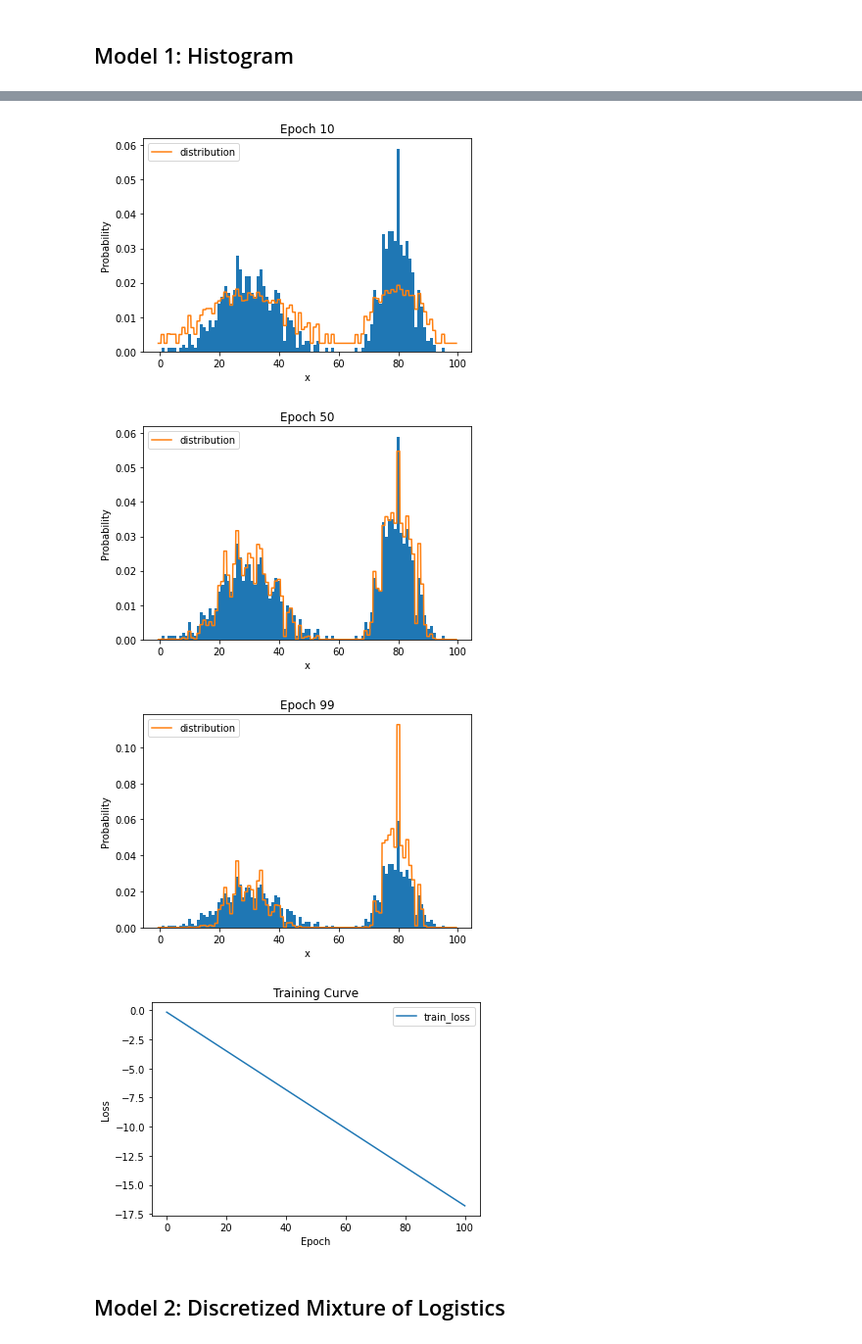
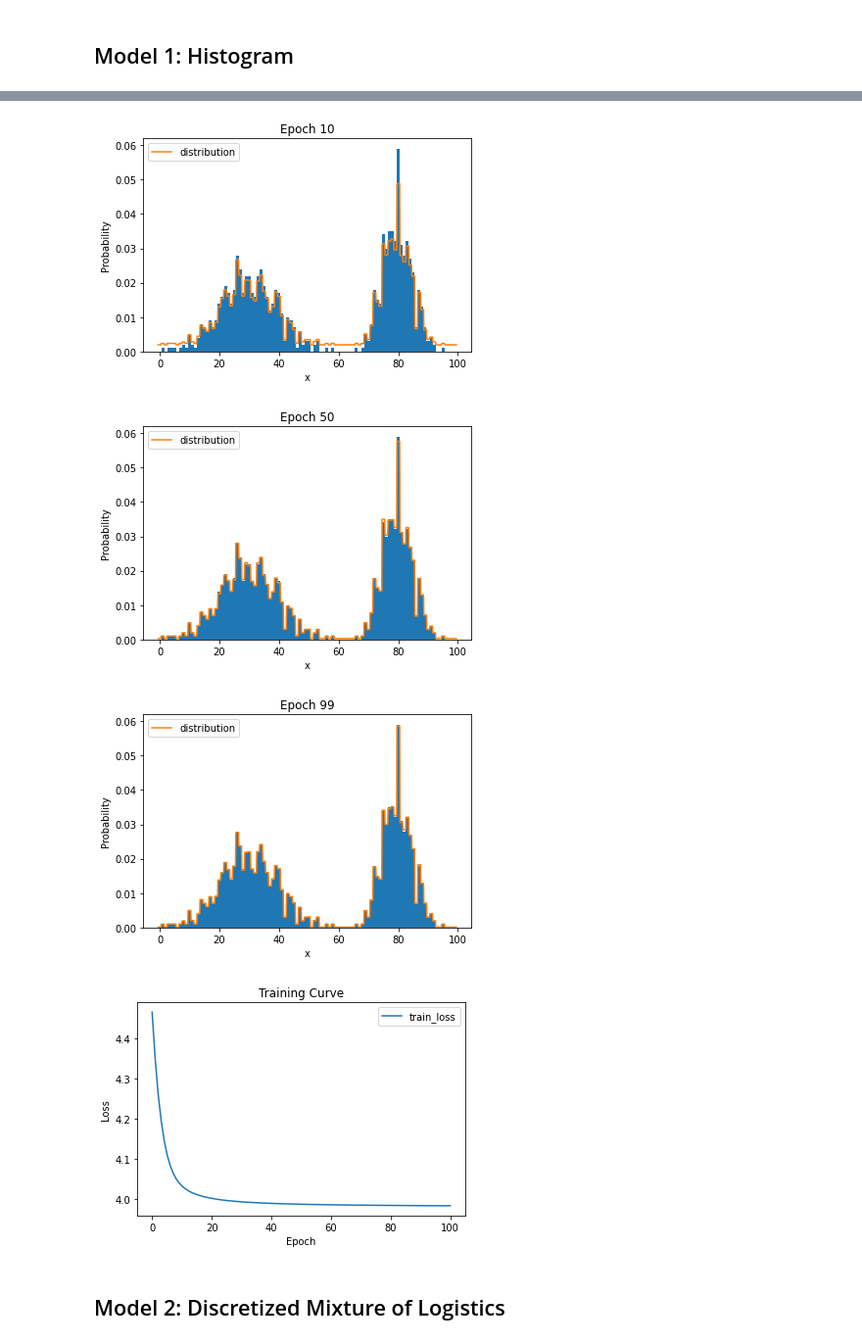
Before and after one commit to ankdesh/LearnTry-ML, a Jupyter notebook: cs294-Deep-Unsupervised-Pieter-Assign/demos/lecture2_autoregressive_models_demos.ipynb, the cells around one changed output, grey strips where cells are left out. Shown: that part at 98% size. Drawn from its saved outputs; the diff is of its cells as text; code cells hidden in the pictures.

```diff
--- a/cs294-Deep-Unsupervised-Pieter-Assign/demos/lecture2_autoregressive_models_demos.ipynb
+++ b/cs294-Deep-Unsupervised-Pieter-Assign/demos/lecture2_autoregressive_models_demos.ipynb
@@ -160,15 +124,16 @@ class Histogram(nn.Module):
     # Compute loss as negative log-likelihood
     def nll(self, x):
         nll = nn.NLLLoss()
-        logits = self.logits.unsqueeze(0).repeat(x.shape[0], 1)
+        logsoftmax = nn.LogSoftmax()
+        logits = logsoftmax(self.logits.unsqueeze(0).repeat(x.shape[0], 1))
         return nll(logits,x.long())
-        #logits = self.logits.unsqueeze(0).repeat(x.shape[0], 1) # batch_size x d
         #return F.cross_entropy(logits, x.long())
 
     def get_density(self):
         x = np.linspace(-0.5, self.d - 0.5, 1000)
         with torch.no_grad():
             y = F.softmax(self.logits, dim=0).unsqueeze(1).repeat(1, 1000 // self.d).view(-1).numpy()
+        #print (x.shape,y.shape)
         return x, y
 
 hist = Histogram(d)
@@ -179,7 +144,7 @@ train_epochs(hist, train_loader, None, dict(epochs=100, lr=2.5e-2))
-[figure, old version]
+[figure, new version]
-[figure, old version]
+[figure, new version]
-[figure, old version]
+[figure, new version]
-[figure, old version]
+[figure, new version]
 # %% [markdown]
 ## Model 2: Discretized Mixture of Logistics
 # %%
```
Also changed, not shown: parts of 28 cells of this notebook.
